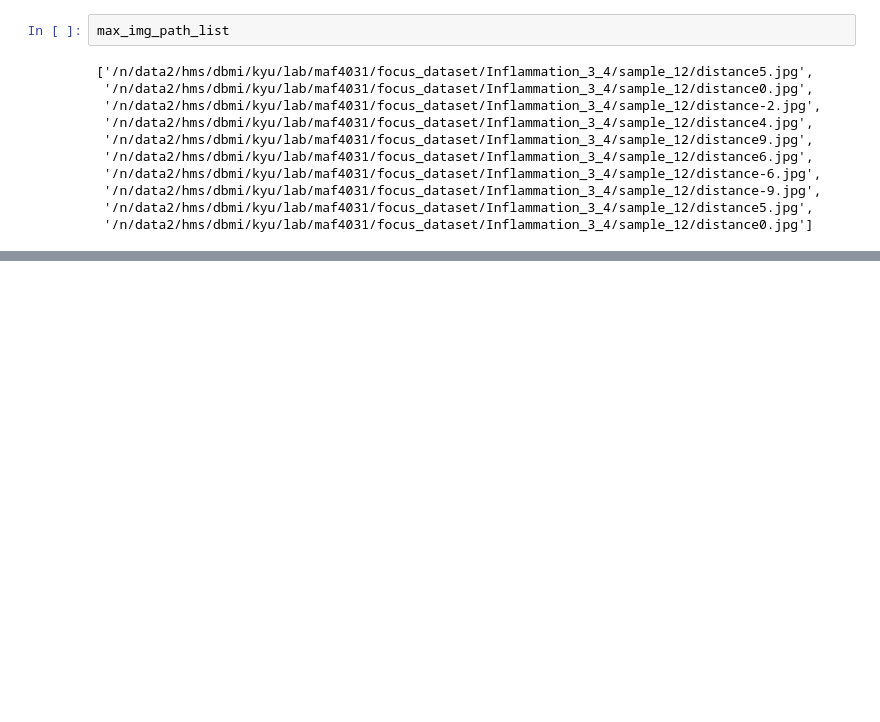
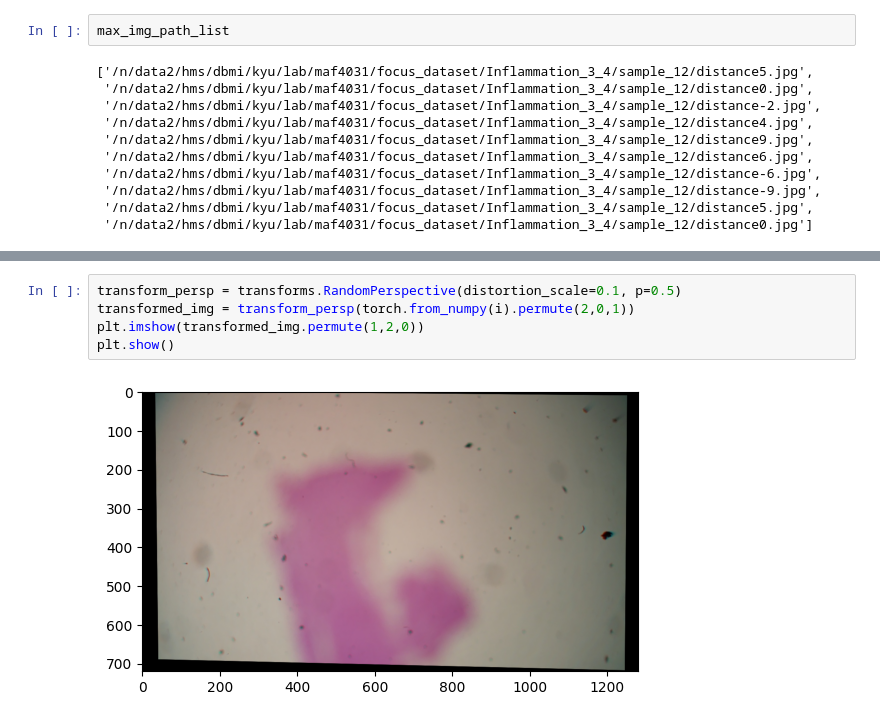
Before and after one commit to max-27/focus_model, a Jupyter notebook: eda.ipynb, the cells around one changed output, grey strips where cells are left out. Cells and saved outputs as stored; diff of their text form; blank space fills up the shorter version.

```diff
--- a/eda.ipynb
+++ b/eda.ipynb
@@ -179,0 +200,7 @@ brenner_gradient(i)
+# %%
+transform_persp = transforms.RandomPerspective(distortion_scale=0.1, p=0.5)
+transformed_img = transform_persp(torch.from_numpy(i).permute(2,0,1))
+plt.imshow(transformed_img.permute(1,2,0))
+plt.show()
+# %% [output]
+[figure, added]
```
Also changed, not shown: parts of 12 cells of this notebook, 1 other file.
